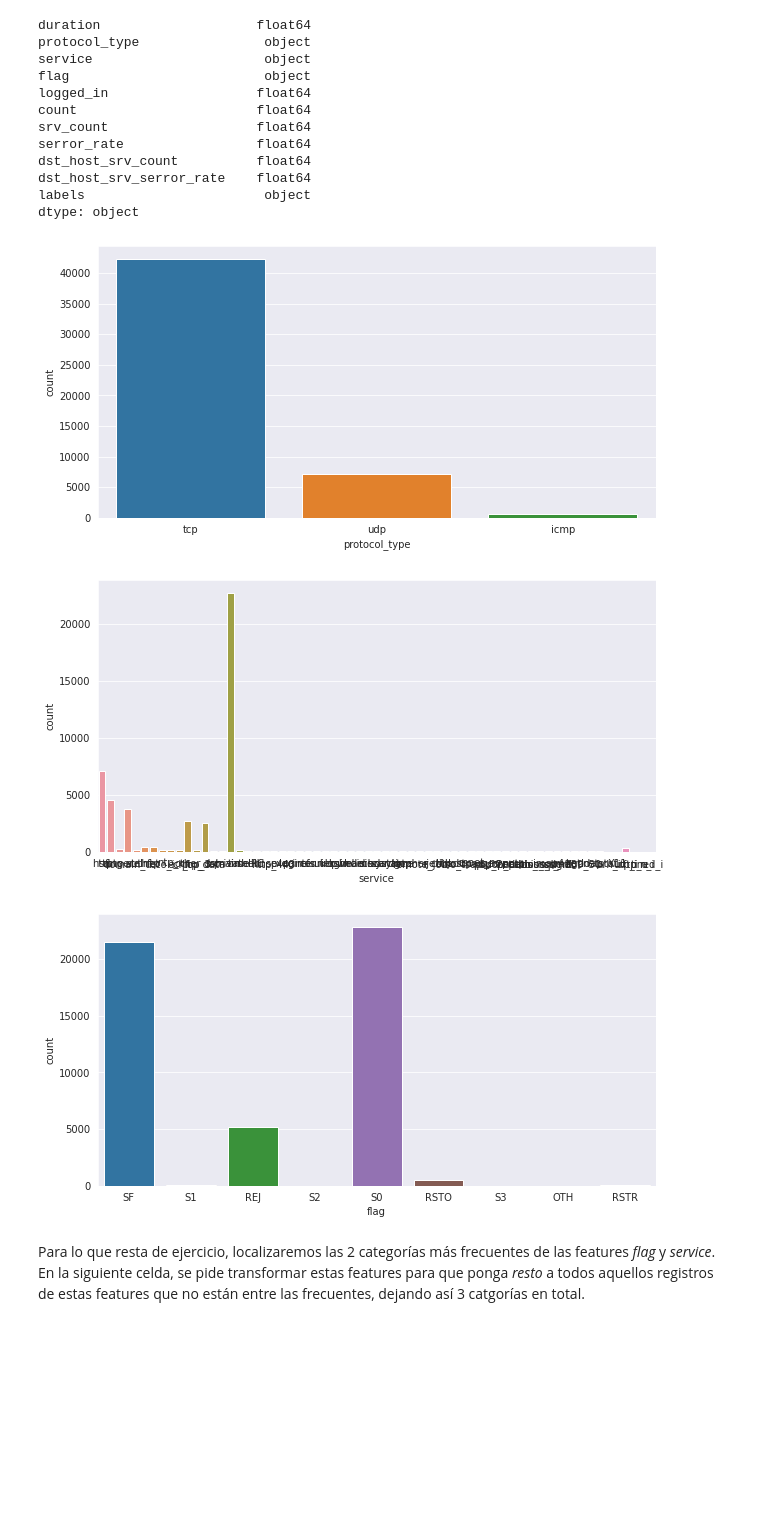
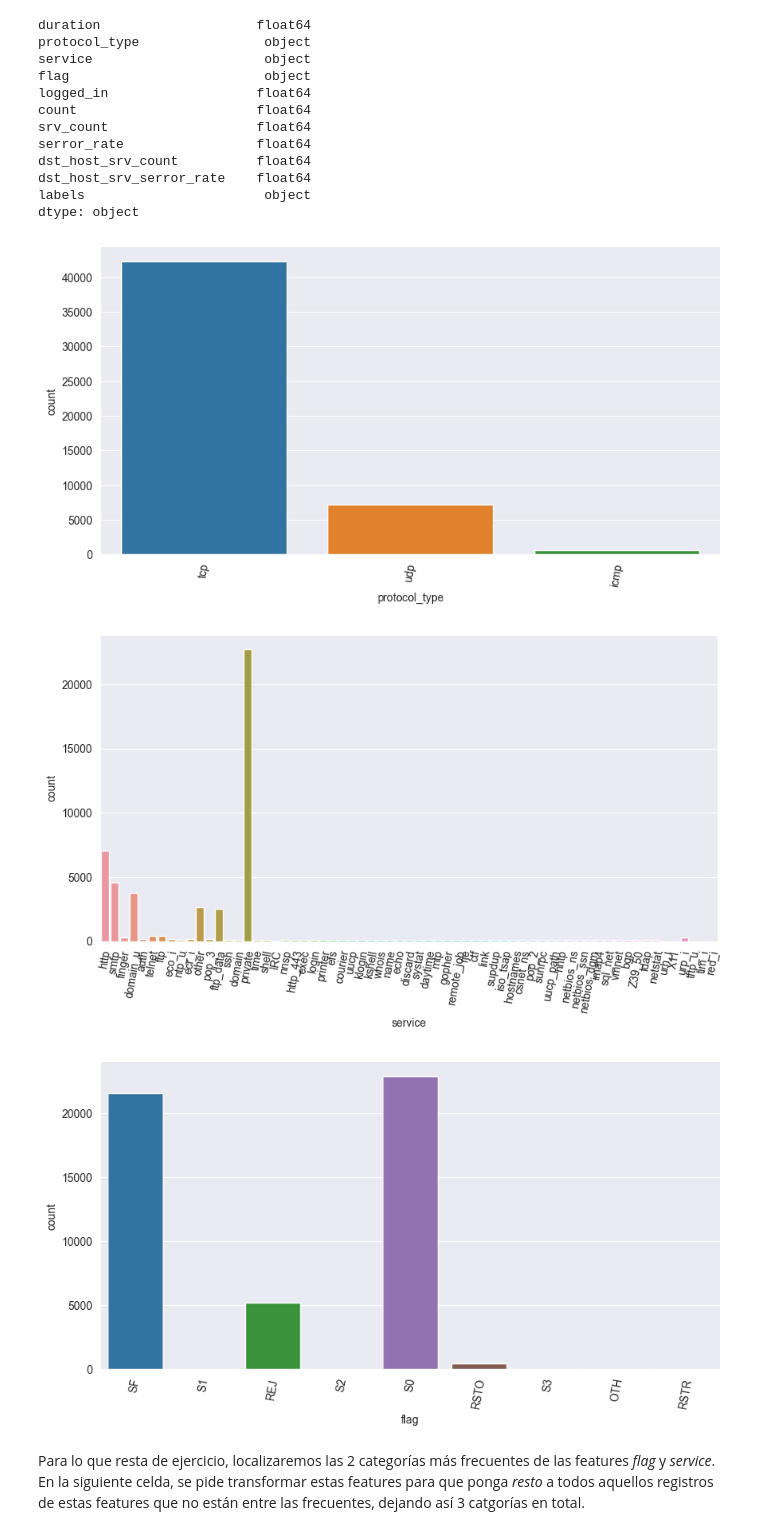
Before and after one commit to Oscarvas/mlpython, a Jupyter notebook: ejercicio2-oscar-vasquez.ipynb, the cells around one changed output. Cells and saved outputs as stored; diff of their text form; code cells hidden in the pictures; blank space fills up the shorter version.

```diff
--- a/ejercicio2-oscar-vasquez.ipynb
+++ b/ejercicio2-oscar-vasquez.ipynb
@@ -244,17 +244,20 @@ _Nota_: No siempre la media o la mediana es la mejor de los umbrales.
 media = ['serror_rate','dst_host_srv_serror_rate']
 mediana = ['duration','logged_in','count','srv_count','dst_host_srv_count']
 
+# binarizamos los datos y los guardamos en el dataframe
 for mn in media:
     X = df[mn]
     umbral_mean = np.mean(X,axis=0)
     scaler = Binarizer(threshold=umbral_mean)
     X = scaler.fit_transform(X.values.reshape(-1,1))
+    df[mn] = X
 
 for mdn in mediana:
     X = df[mdn]
     umbral_median = np.median(X,axis=0)
     scaler = Binarizer(threshold=umbral_median)
     X = scaler.fit_transform(X.values.reshape(-1,1))
+    df[mdn] = X
 # %%
 """ No alterar """
 
@@ -305,14 +317,15 @@ dtype: object
 # %%
 # codigo-alumno
 var_cat = ['protocol_type','service','flag']
 for cat in var_cat:
     plt.figure(figsize=(10,5))
     sns.countplot(data=df,x=cat)
+    plt.xticks(rotation=80)
     plt.show()
 # %% [output]
-[figure, old version]
+[figure, new version]
-[figure, old version]
+[figure, new version]
-[figure, old version]
+[figure, new version]
 # %% [markdown]
 Para lo que resta de ejercicio, localizaremos las 2 categorías más frecuentes de las features _flag_ y _service_. En la siguiente celda, se pide transformar estas features para que ponga _resto_ a todos aquellos registros de estas features que no están entre las frecuentes, dejando así 3 catgorías en total.
 # %%
```
Also changed, not shown: parts of 5 cells of this notebook.
